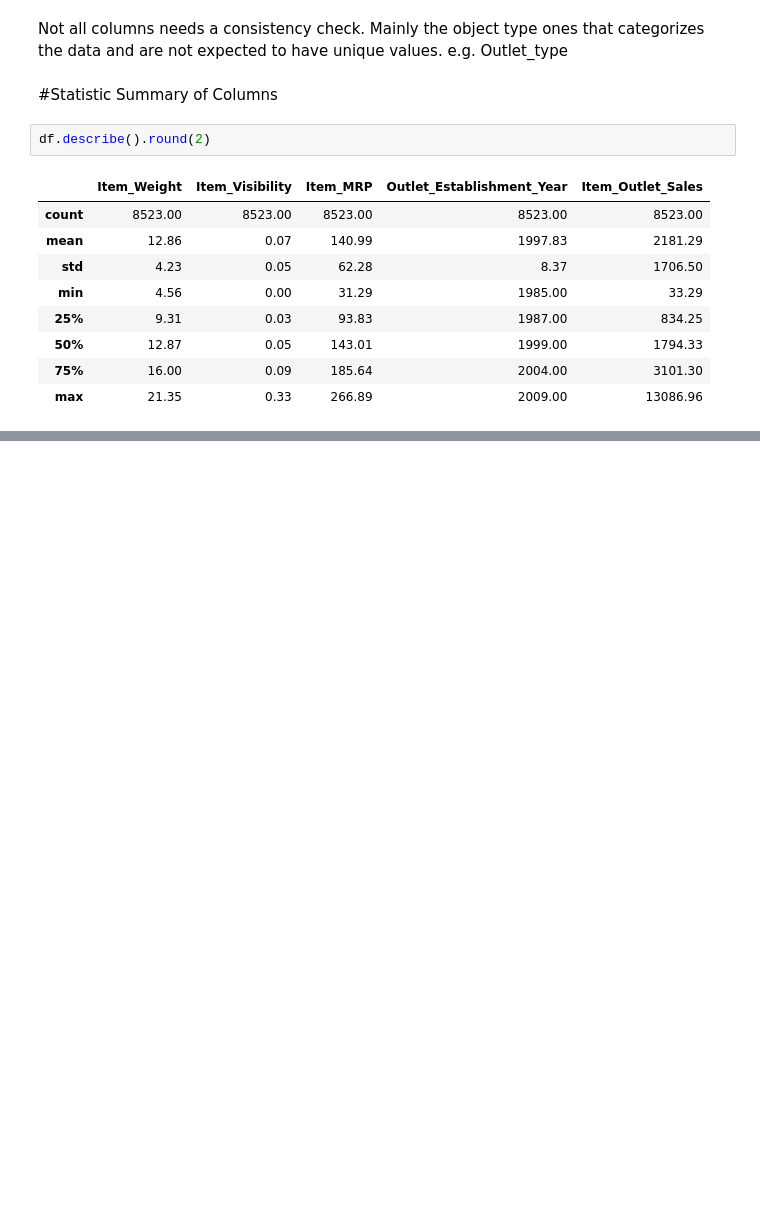
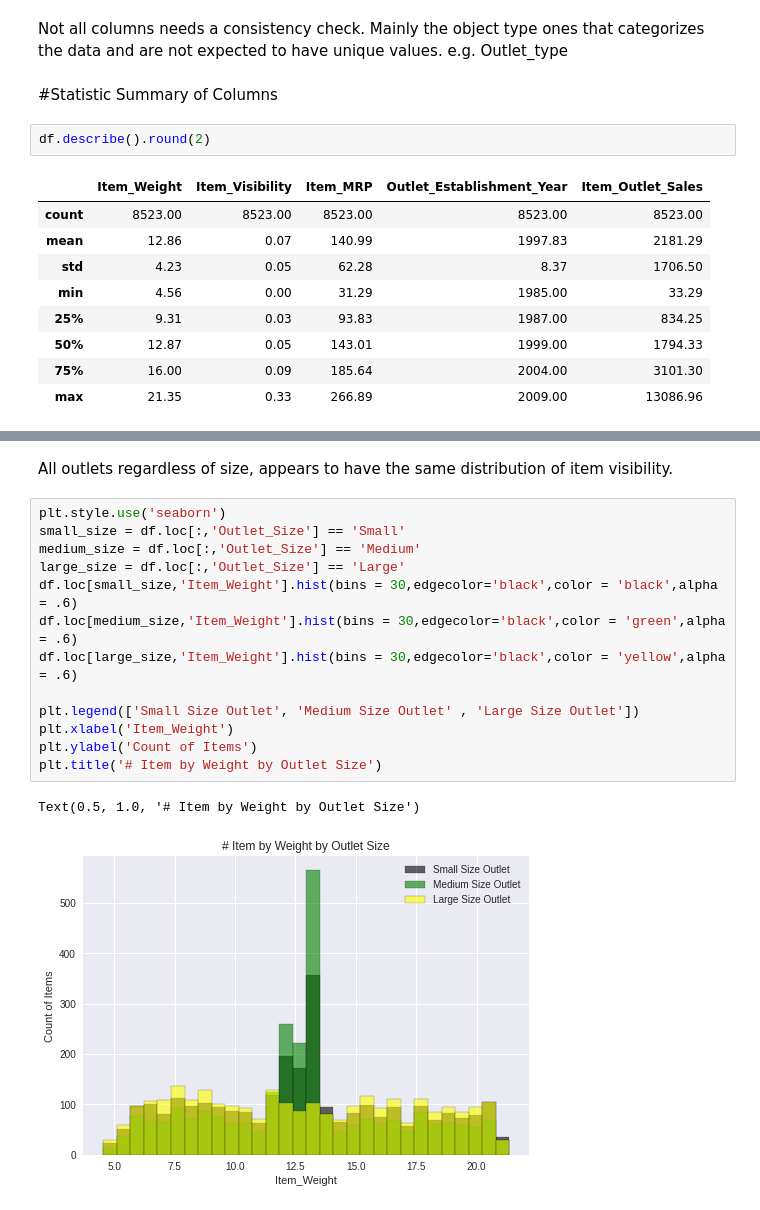
Before and after one commit to kzengg/Sales_Predictions, a Jupyter notebook: Sales_Prediction.ipynb, the cells around one changed output, grey strips where cells are left out. Drawn from its saved outputs; the diff is of its cells as text; blank space fills up the shorter version.

```diff
--- a/Sales_Prediction.ipynb
+++ b/Sales_Prediction.ipynb
@@ -312,0 +379,18 @@ df.describe().round(2)
+# %% [markdown]
+All outlets regardless of size, appears to have the same distribution of item visibility.
+# %%
+plt.style.use('seaborn')
+small_size = df.loc[:,'Outlet_Size'] == 'Small'
+medium_size = df.loc[:,'Outlet_Size'] == 'Medium'
+large_size = df.loc[:,'Outlet_Size'] == 'Large'
+df.loc[small_size,'Item_Weight'].hist(bins = 30,edgecolor='black',color = 'black',alpha = .6)
+df.loc[medium_size,'Item_Weight'].hist(bins = 30,edgecolor='black',color = 'green',alpha = .6)
+df.loc[large_size,'Item_Weight'].hist(bins = 30,edgecolor='black',color = 'yellow',alpha = .6)
+
+plt.legend(['Small Size Outlet', 'Medium Size Outlet' , 'Large Size Outlet'])
+plt.xlabel('Item_Weight')
+plt.ylabel('Count of Items')
+plt.title('# Item by Weight by Outlet Size')
+# %% [output]
+Text(0.5, 1.0, '# Item by Weight by Outlet Size')
+[figure, added]
```
Also changed, not shown: parts of 29 cells of this notebook.
